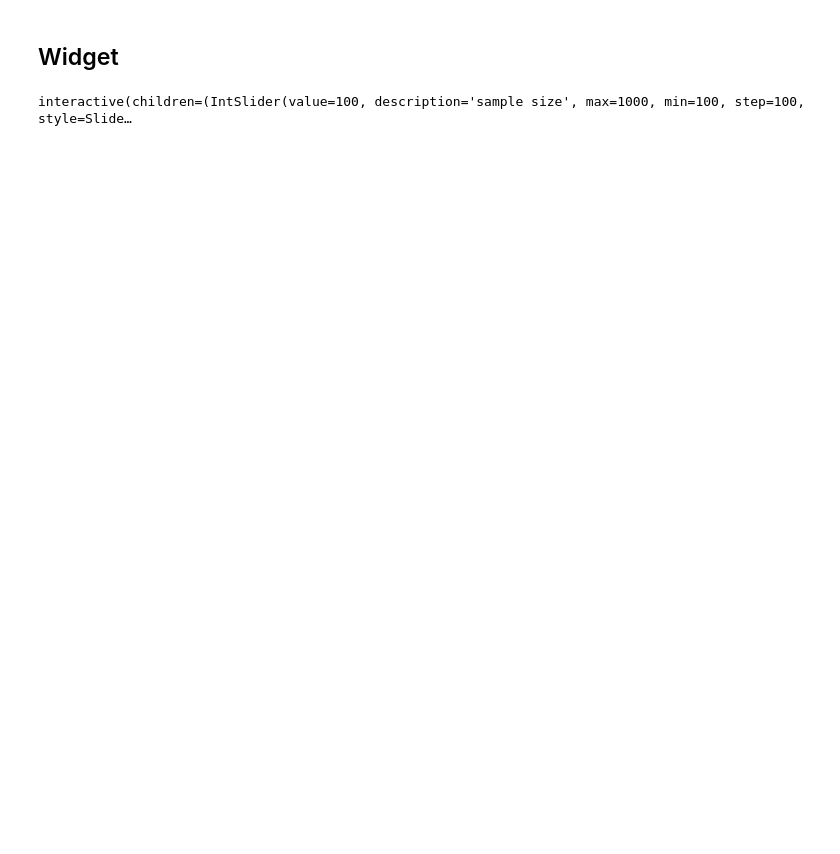
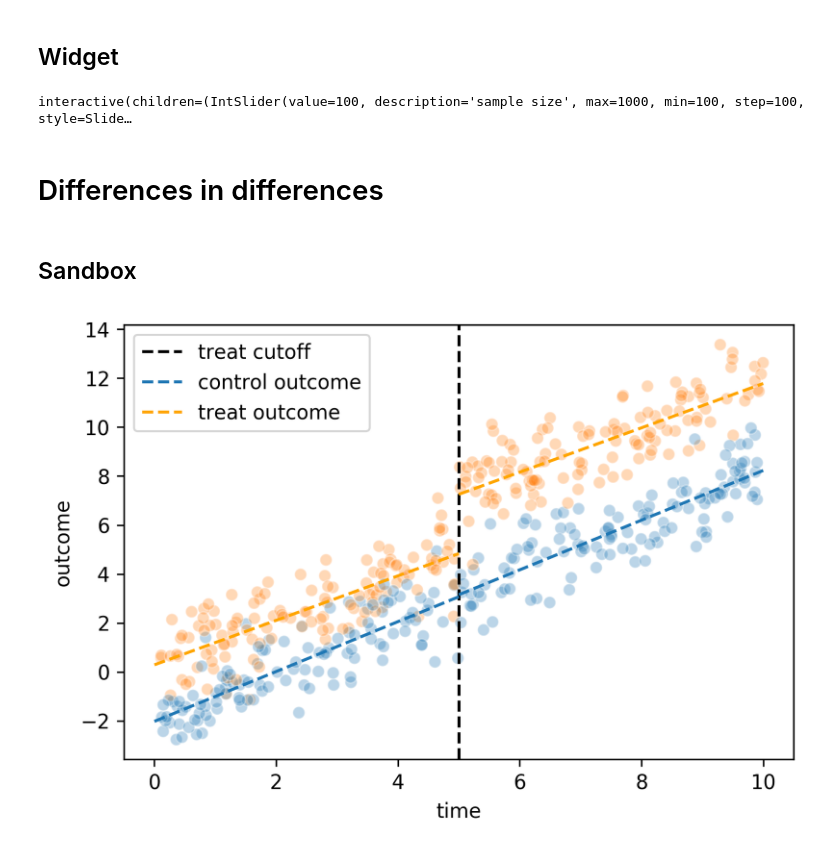
Before and after one commit to tliutony/causal-data-science-perspective, a Jupyter notebook: interactive_plots.ipynb, the cells around one changed output. Drawn from its saved outputs; the diff is of its cells as text; code cells hidden in the pictures; blank space fills up the shorter version.

```diff
--- a/interactive_plots.ipynb
+++ b/interactive_plots.ipynb
@@ -172,3 +171,7 @@ def show_iv_widget(n_samples, x, y, treat_effect, confound_effect, instrument_st
 #show_iv_widget(x, y, treat_effect, confound_effect, I_T, C_T)
 # %% [output]
 interactive(children=(IntSlider(value=100, description='sample size', max=1000, min=100, step=100, style=Slide…
+# %% [markdown]
+# Differences in differences
+# %% [markdown]
+## Sandbox
@@ -174,0 +211,42 @@ interactive(children=(IntSlider(value=100, description='sample size', max=1000,
+# %%
+n_samples = 500
+seed = 42
+treat_time_effect = 1
+control_time_effect = 1
+control_offset = -2
+treat_effect = 2
+
+did_df = generate_did_data(n_samples, treat_time_effect, control_time_effect, control_offset, treat_effect, seed)
+# %%
+def plot_did_scatter(did_df, ax):
+    """
+    Plots the diff in diff scatter plot.
+
+    """
+
+    sns.scatterplot(x='time', y='outcome', hue='treat_indicator',
+                    data=did_df, alpha=0.3, legend=False, ax=ax)
+    ax.axvline(x=cutoff, label="treat cutoff", color='black', ls='--')
+
+    control_pre = did_df.loc[(did_df['time'] < cutoff) & (did_df['treat_indicator'] == 0)]
+    control_post = did_df.loc[(did_df['time'] >= cutoff) & (did_df['treat_indicator'] == 0)]
+
+    treat_pre = did_df.loc[(did_df['time'] < cutoff) & (did_df['treat_indicator'] == 1)]
+    treat_post = did_df.loc[(did_df['time'] >= cutoff) & (did_df['treat_indicator'] == 1)]
+
+    x_pre = np.linspace(0,5).reshape(-1,1)
+    x_post = np.linspace(5,10).reshape(-1,1)
+
+    ctl_pre_reg = LinearRegression().fit(control_pre[['time']], control_pre['outcome']).predict(x_pre)
+    ctl_post_reg = LinearRegression().fit(control_post[['time']], control_post['outcome']).predict(x_post)
+
+    trt_pre_reg = LinearRegression().fit(treat_pre[['time']], treat_pre['outcome']).predict(x_pre)
+    trt_post_reg = LinearRegression().fit(treat_post[['time']], treat_post['outcome']).predict(x_post)
+
+
+    ax.plot(x_pre, ctl_pre_reg, ls="--", label="control outcome", color="C0")
+    ax.plot(x_post, ctl_post_reg, ls="--", color="C0")
+
+    ax.plot(x_pre, trt_pre_reg, ls="--", label="treat outcome", color="orange")
+    ax.plot(x_post, trt_post_reg, ls="--", color="orange")
+    ax.legend()
@@ -174,0 +267,5 @@ interactive(children=(IntSlider(value=100, description='sample size', max=1000,
+# %%
+ax = plt.gca()
+plot_did_scatter(did_df, ax)
+# %% [output]
+[figure, added]
```
Also changed, not shown: parts of 24 cells of this notebook.
